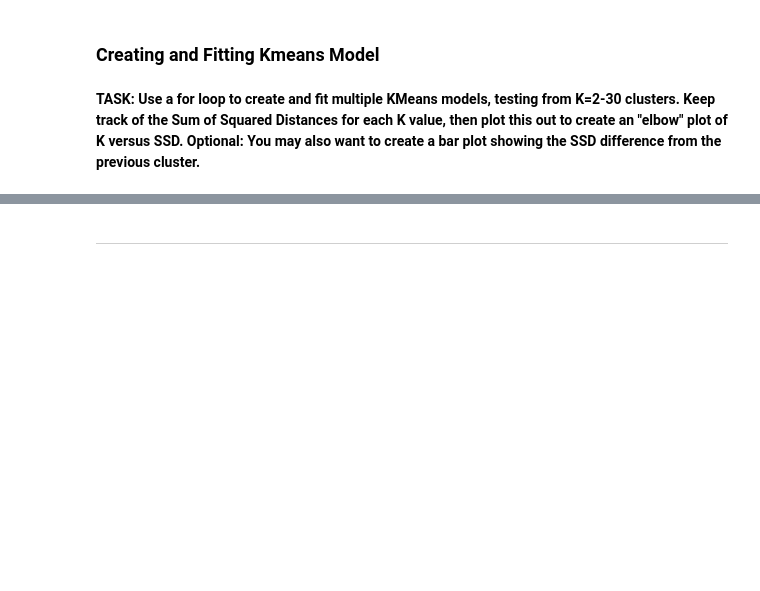
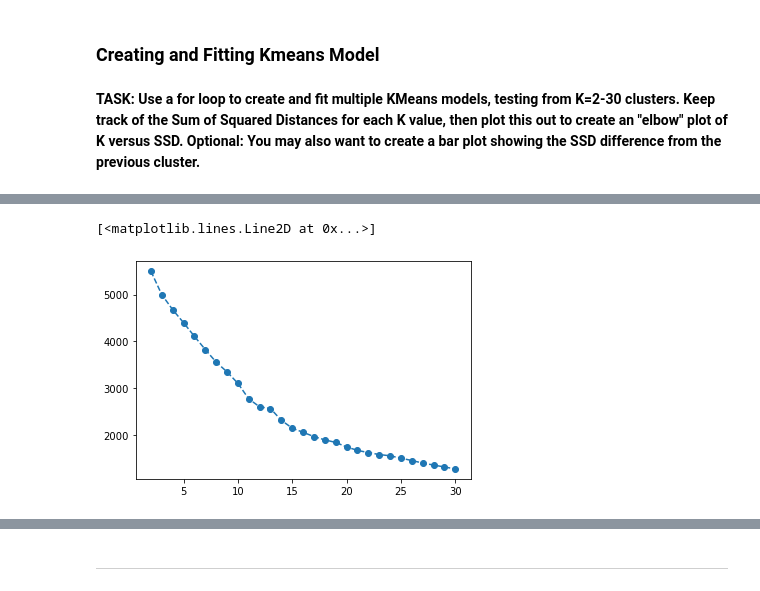
Before and after one commit to yohn-dezmon/kmeans-exercise, a Jupyter notebook: 02-Kmeans-Clustering-Project-Exercise.ipynb, the cells around one changed output, grey strips where cells are left out. Drawn from its saved outputs; the diff is of its cells as text; code cells hidden in the pictures; blank space fills up the shorter version.

```diff
--- a/02-Kmeans-Clustering-Project-Exercise.ipynb
+++ b/02-Kmeans-Clustering-Project-Exercise.ipynb
@@ -370,0 +391,2 @@ dtype: int64
+# %%
+df = df.drop(['Region'], axis=1)
@@ -391,0 +409,4 @@ array([[ 0.0133285 ,  0.01855412, -0.20308668, ..., -0.31544015,
+# %%
+scaler = StandardScaler()
+# %%
+scaled_df = scaler.fit_transform(df)
@@ -405,0 +435,12 @@ Text(0, 0.5, ' Sum of Squared Distances')
+# %%
+ssds = []
+for k in range(2,31):
+    model = KMeans(n_clusters=k)
+    model.fit(scaled_df)
+    # Sum of squared differences is available as inertia_ in the KMeans object
+    ssds.append(model.inertia_)
+# %%
+plt.plot(range(2,31), ssds, 'o--')
+# %% [output]
+[<matplotlib.lines.Line2D at 0x...>]
+[figure, added]
```
Also changed, not shown: parts of 51 cells of this notebook.
